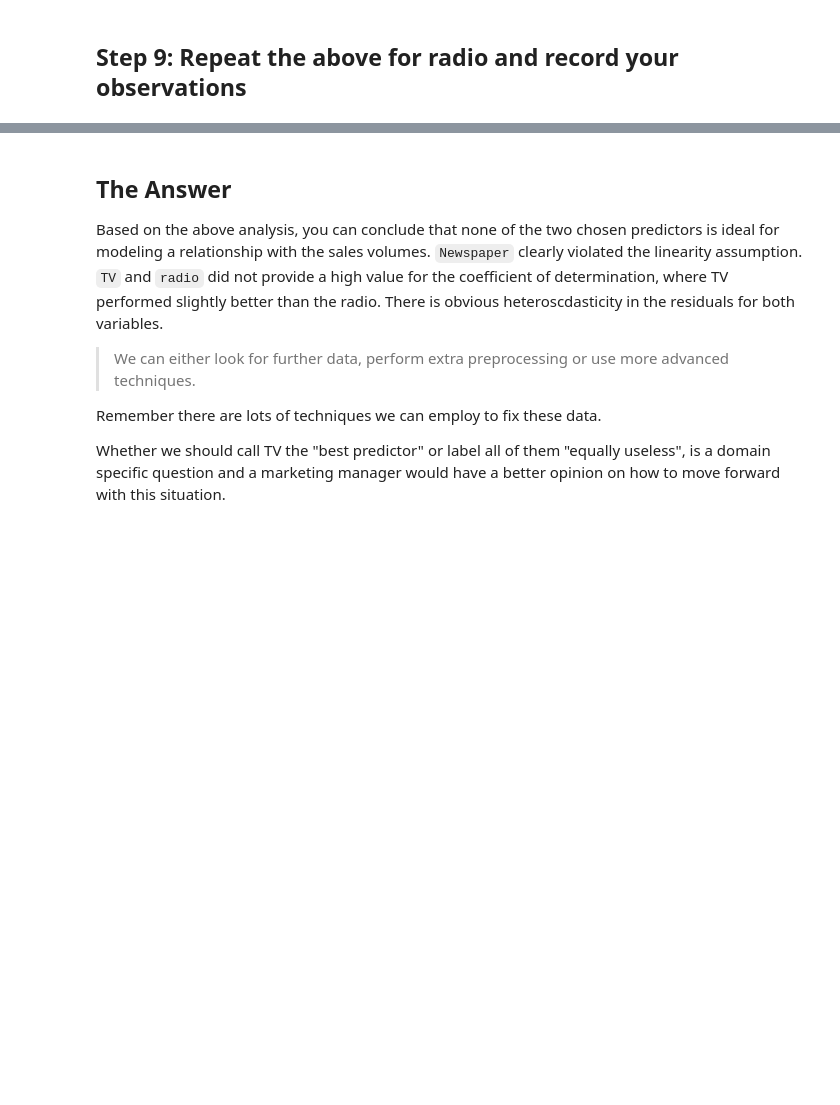
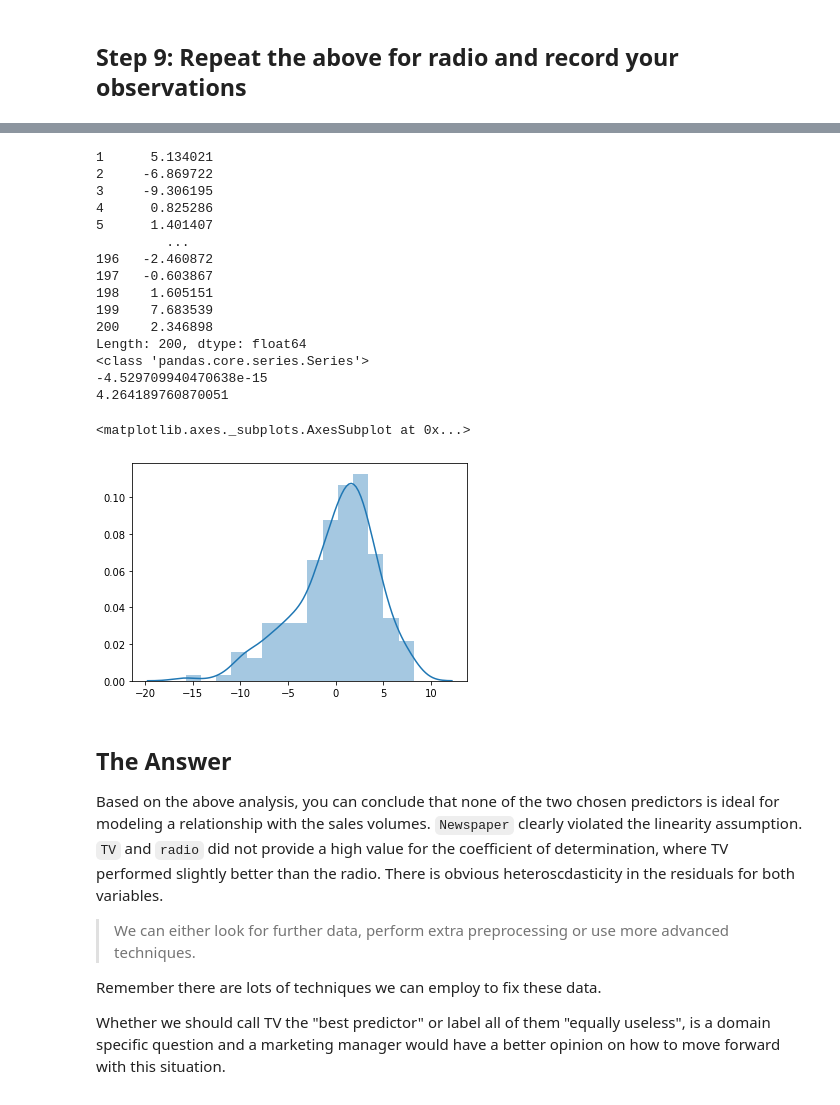
Before and after one commit to poariston/dsc-ols-statsmodels-lab-online-ds-pt-120919, a Jupyter notebook: index.ipynb, the cells around one changed output, grey strips where cells are left out. Cells and saved outputs as stored; diff of their text form; code cells hidden in the pictures; blank space fills up the shorter version.

```diff
--- a/index.ipynb
+++ b/index.ipynb
@@ -282,3 +345,33 @@ OLS Regression Results
+# %%
+# checking visually the residuals distrib.
+
+print(residuals2)
+print(type(residuals2))
+print(residuals2.mean())
+print(residuals2.std())
+
+sns.distplot(residuals2)
+
+# sm.graphics.qqplot(residuals,dist=stats.norm,line='45',fit=True)
+# fig.show()
+# %% [output]
+1      5.134021
+2     -6.869722
+3     -9.306195
+4      0.825286
+5      1.401407
+         ...
+196   -2.460872
+197   -0.603867
+198    1.605151
+199    7.683539
+200    2.346898
+Length: 200, dtype: float64
+<class 'pandas.core.series.Series'>
+-4.529709940470638e-15
+4.264189760870051
+<matplotlib.axes._subplots.AxesSubplot at 0x...>
+[figure, added]
 # %% [markdown]
 ## The Answer
 
```
Also changed, not shown: parts of 10 cells of this notebook.
